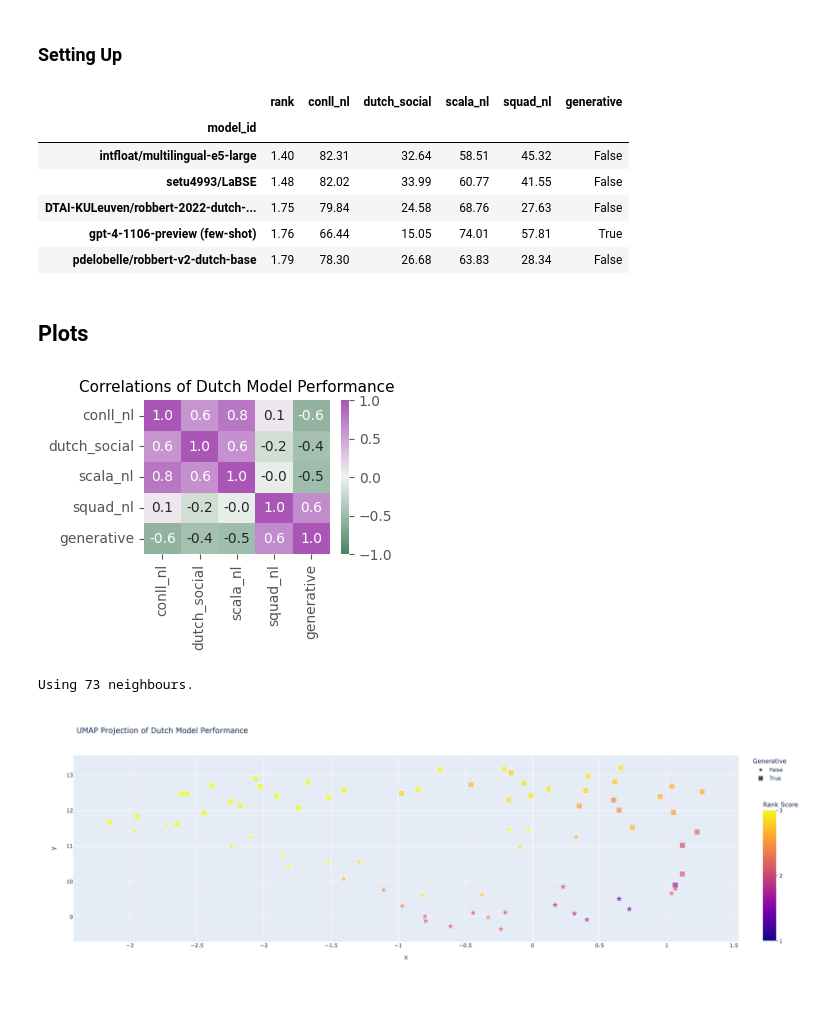
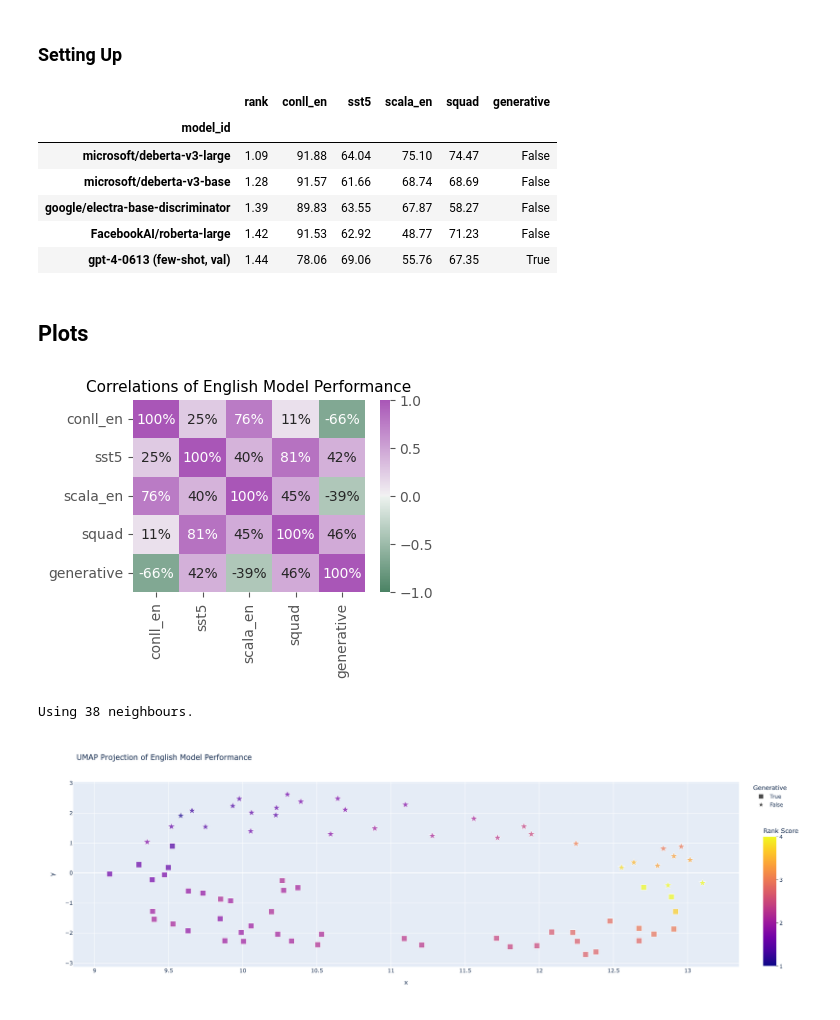
Before and after one commit to ScandEval/scandeval.github.io, a Jupyter notebook: python/encoder-decoder-analysis.ipynb, the cells around one changed output. Drawn from its saved outputs; the diff is of its cells as text; code cells hidden in the pictures.

```diff
--- a/python/encoder-decoder-analysis.ipynb
+++ b/python/encoder-decoder-analysis.ipynb
@@ -1,5 +1,5 @@
 # %%
-LANGUAGE = 'dutch'
+LANGUAGE = 'english'
 # %% [markdown]
 ### Setting Up
 # %%
@@ -81,45 +81,52 @@ language_title = LANGUAGE.replace('-', ' ').title()
 df = load_results_dataframe(language=LANGUAGE)
 df.head()
 # %% [output]
-|  | rank | conll_nl | dutch_social | scala_nl | squad_nl | generative |
+|  | rank | conll_en | sst5 | scala_en | squad | generative |
 | model_id |  |  |  |  |  |  |
-| intfloat/multilingual-e5-large | 1.40 | 82.31 | 32.64 | 58.51 | 45.32 | False |
-| setu4993/LaBSE | 1.48 | 82.02 | 33.99 | 60.77 | 41.55 | False |
-| DTAI-KULeuven/robbert-2022-dutch-... | 1.75 | 79.84 | 24.58 | 68.76 | 27.63 | False |
-| gpt-4-1106-preview (few-shot) | 1.76 | 66.44 | 15.05 | 74.01 | 57.81 | True |
-| pdelobelle/robbert-v2-dutch-base | 1.79 | 78.30 | 26.68 | 63.83 | 28.34 | False |
+| microsoft/deberta-v3-large | 1.09 | 91.88 | 64.04 | 75.10 | 74.47 | False |
+| microsoft/deberta-v3-base | 1.28 | 91.57 | 61.66 | 68.74 | 68.69 | False |
+| google/electra-base-discriminator | 1.39 | 89.83 | 63.55 | 67.87 | 58.27 | False |
+| FacebookAI/roberta-large | 1.42 | 91.53 | 62.92 | 48.77 | 71.23 | False |
+| gpt-4-0613 (few-shot, val) | 1.44 | 78.06 | 69.06 | 55.76 | 67.35 | True |
 # %% [markdown]
 ## Plots
 # %%
-num_languages = (len(df.columns) - 1) // 4
-plt.figure(figsize=(3 * num_languages, 2 * num_languages))
+num_datasets = len(df.columns) - 1
+plt.figure(figsize=(3 * num_datasets / 4, 2 * num_datasets / 4))
 sns.heatmap(
     df.drop(columns='rank').corr(),
     annot=True,
-    fmt=".1f",
+    fmt=".0%",
     vmin=-1,
     vmax=1,
     cmap=sns.diverging_palette(145, 300, s=60, as_cmap=True)
 )
-plt.title(f"Correlations of {language_title} Model Performance", fontsize=9 + 2 * num_languages)
+plt.title(f"Correlations of {language_title} Model Performance", fontsize=11)
 plt.savefig(f"/Users/dan/Downloads/correlation-{LANGUAGE}.png", bbox_inches='tight')
 plt.show()
 # %% [output]
-[figure, old version]
+[figure, new version]
 # %%
-n_neighbours = len(df) - 1
+n_neighbours = (len(df) - 1) // 2
 print(f"Using {n_neighbours} neighbours.")
 umap = UMAP(n_neighbors=n_neighbours, n_components=2, random_state=4242, n_jobs=1)
 umap_projection = umap.fit_transform(df.drop(columns=["generative", "rank"]))
+
+if df.generative.iloc[0]:
+    symbol_sequence = ["square", "star"]
+    traceorder = "normal"
+else:
+    symbol_sequence = ["star", "square"]
+    traceorder = "reversed"
 
 fig = px.scatter(
     x=umap_projection[:, 0],
     y=umap_projection[:, 1],
     color=df['rank'],
     color_continuous_scale=px.colors.sequential.Plasma,
-    range_color=[1, 3],
+    range_color=[1, 4],
     symbol=df.generative,
-    symbol_sequence=["star", "square"],
+    symbol_sequence=symbol_sequence,
     size=[20] * len(df),
     size_max=9,
     hover_name=df.index.tolist(),
@@ -132,8 +139,9 @@ fig = px.scatter(
 fig.update_layout(
     coloraxis_colorbar=dict(
         yanchor="top", y=0.78, x=1.03, ticks="outside", len=0.8, dtick=1
-    )
+    ),
+    legend_traceorder=traceorder,
 )
 # %% [output]
-Using 73 neighbours.
+Using 38 neighbours.
-[figure, old version]
+[figure, new version]
```
